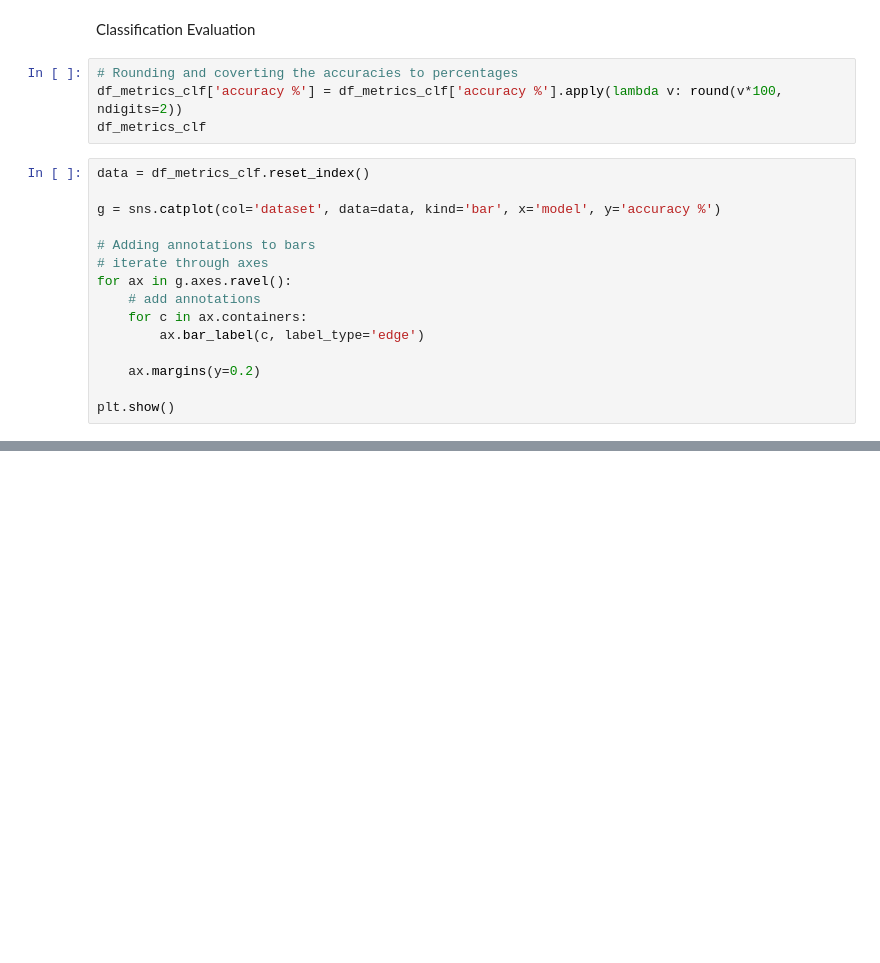
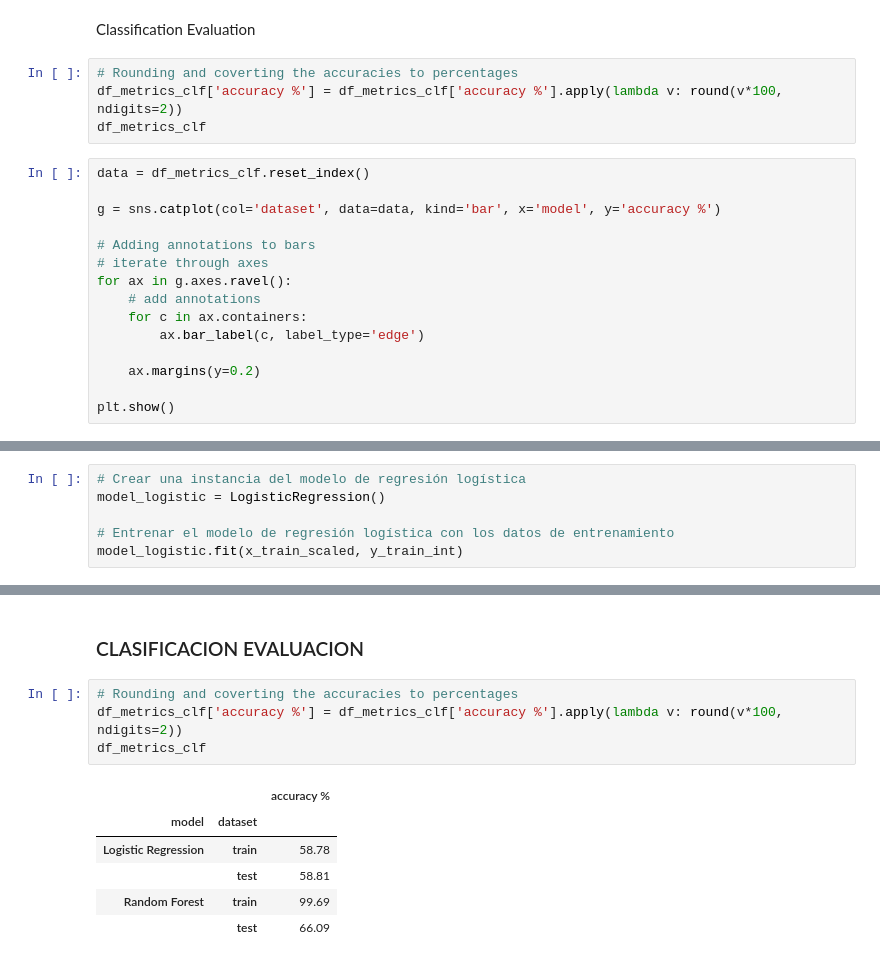
Before and after one commit to maria-clavijo/project_playstore_apps, a Jupyter notebook: notebooks/Rating Prediction.ipynb, the cells around one changed output, grey strips where cells are left out. Saved outputs shown, nothing was run; the diff lists cells and outputs as text; blank space fills up the shorter version.

```diff
--- a/notebooks/Rating Prediction.ipynb
+++ b/notebooks/Rating Prediction.ipynb
@@ -254,0 +326,6 @@ plt.show()
+# %%
+# Crear una instancia del modelo de regresión logística
+model_logistic = LogisticRegression()
+
+# Entrenar el modelo de regresión logística con los datos de entrenamiento
+model_logistic.fit(x_train_scaled, y_train_int)
@@ -254,0 +368,13 @@ plt.show()
+# %% [markdown]
+### CLASIFICACION EVALUACION
+# %%
+# Rounding and coverting the accuracies to percentages
+df_metrics_clf['accuracy %'] = df_metrics_clf['accuracy %'].apply(lambda v: round(v*100, ndigits=2))
+df_metrics_clf
+# %% [output]
+|  |  | accuracy % |
+| model | dataset |  |
+| Logistic Regression | train | 58.78 |
+|  | test | 58.81 |
+| Random Forest | train | 99.69 |
+|  | test | 66.09 |
```
Also changed, not shown: parts of 18 cells of this notebook.
